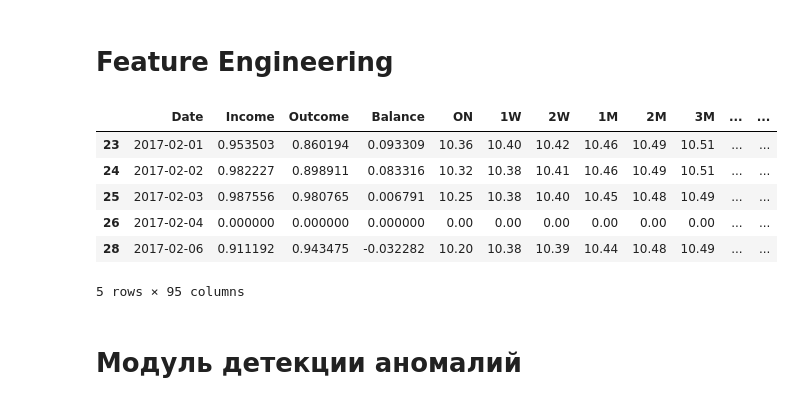
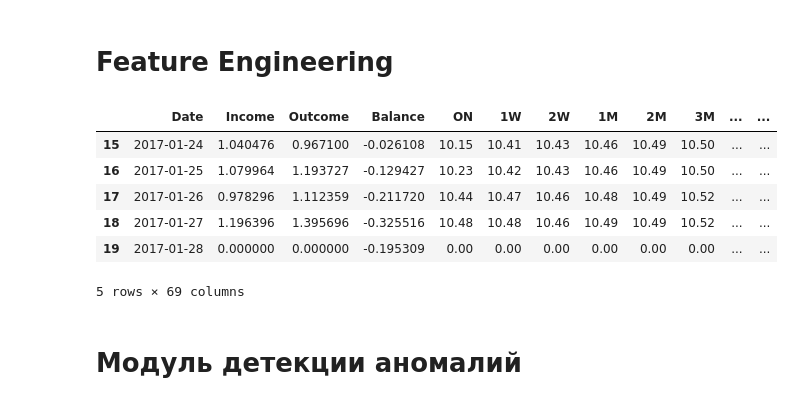
Before and after one commit to kiripcha/-FTIAD-Time-structured-data-analysis, a Jupyter notebook: Project/main.ipynb, the cells around one changed output. Cells and saved outputs as stored; diff of their text form; code cells hidden in the pictures.

```diff
--- a/Project/main.ipynb
+++ b/Project/main.ipynb
@@ -837,41 +837,41 @@ def create_balance_features(df, target_col='Balance'):
         # Скользящий максимум
         df[f'roll_max_{window}_{target_col}'] = df[target_col].rolling(window=window, min_periods=1).max()
         # Скользящая сумма
         df[f'roll_sum_{window}_{target_col}'] = df[target_col].rolling(window=window, min_periods=1).sum()
 
     # Разности (первого порядка)
     df[f'diff_1_{target_col}'] = df[target_col].diff(1)
     df[f'diff_2_{target_col}'] = df[target_col].diff(2)
 
     # Кумулятивная сумма и среднее
     df[f'cumsum_{target_col}'] = df[target_col].cumsum()
     df[f'cummean_{target_col}'] = df[target_col].expanding().mean()
 
     # Отношение текущего значения к скользящему среднему
     for window in [3, 7]:
         df[f'ratio_ma_{window}_{target_col}'] = df[target_col] / df[f'roll_mean_{window}_{target_col}']
 
     # Отношение к предыдущему значению
     df[f'ratio_lag_1_{target_col}'] = df[target_col] / df[f'lag_1_{target_col}']
 
     df[df == np.inf] = 1e10
     df[df == -np.inf] = -1e10
     df = df.dropna()
 
     return df
 
-feature_engineering_data = create_balance_features(merged_data, 'Balance')
-feature_engineering_data = create_balance_features(feature_engineering_data, 'Income')
+# feature_engineering_data = create_balance_features(merged_data, 'Balance')
+feature_engineering_data = create_balance_features(merged_data, 'Income')
 feature_engineering_data = create_balance_features(feature_engineering_data, 'Outcome')
 feature_engineering_data.head()
 # %% [output]
 |  | Date | Income | Outcome | Balance | ON | 1W | 2W | 1M | 2M | 3M | ... | ... |
-| 23 | 2017-02-01 | 0.953503 | 0.860194 | 0.093309 | 10.36 | 10.40 | 10.42 | 10.46 | 10.49 | 10.51 | ... | ... |
-| 24 | 2017-02-02 | 0.982227 | 0.898911 | 0.083316 | 10.32 | 10.38 | 10.41 | 10.46 | 10.49 | 10.51 | ... | ... |
-| 25 | 2017-02-03 | 0.987556 | 0.980765 | 0.006791 | 10.25 | 10.38 | 10.40 | 10.45 | 10.48 | 10.49 | ... | ... |
-| 26 | 2017-02-04 | 0.000000 | 0.000000 | 0.000000 | 0.00 | 0.00 | 0.00 | 0.00 | 0.00 | 0.00 | ... | ... |
-| 28 | 2017-02-06 | 0.911192 | 0.943475 | -0.032282 | 10.20 | 10.38 | 10.39 | 10.44 | 10.48 | 10.49 | ... | ... |
+| 15 | 2017-01-24 | 1.040476 | 0.967100 | -0.026108 | 10.15 | 10.41 | 10.43 | 10.46 | 10.49 | 10.50 | ... | ... |
+| 16 | 2017-01-25 | 1.079964 | 1.193727 | -0.129427 | 10.23 | 10.42 | 10.43 | 10.46 | 10.49 | 10.50 | ... | ... |
+| 17 | 2017-01-26 | 0.978296 | 1.112359 | -0.211720 | 10.44 | 10.47 | 10.46 | 10.48 | 10.49 | 10.52 | ... | ... |
+| 18 | 2017-01-27 | 1.196396 | 1.395696 | -0.325516 | 10.48 | 10.48 | 10.46 | 10.49 | 10.49 | 10.52 | ... | ... |
+| 19 | 2017-01-28 | 0.000000 | 0.000000 | -0.195309 | 0.00 | 0.00 | 0.00 | 0.00 | 0.00 | 0.00 | ... | ... |
-5 rows × 95 columns
+5 rows × 69 columns
 # %% [markdown]
 # Модуль детекции аномалий
 # %%
```
Also changed, not shown: parts of 35 cells of this notebook.
